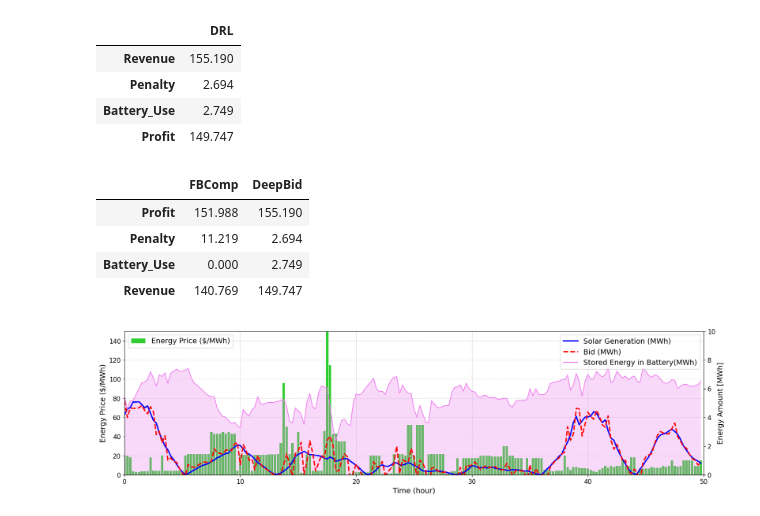
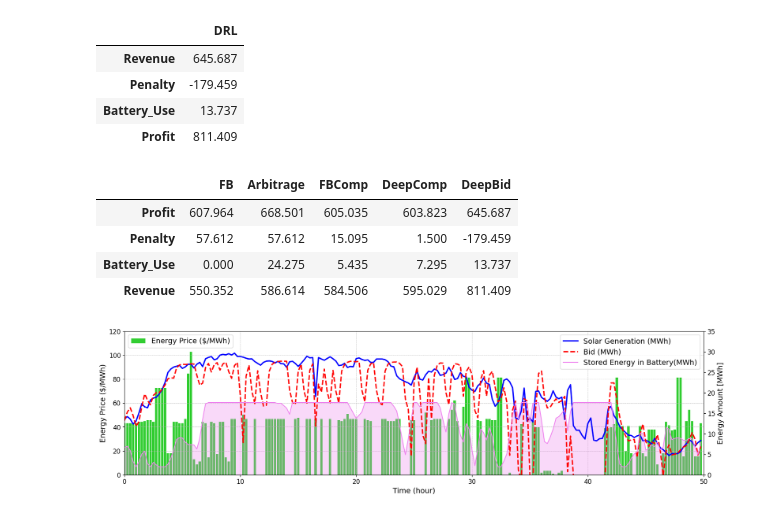
Before and after one commit to aryan2702p/DRL_Bid_20_23, a Jupyter notebook: Wind/Results/Performance.ipynb, the cells around one changed output. Saved outputs shown, nothing was run; the diff lists cells and outputs as text; code cells hidden in the pictures.

```diff
--- a/Wind/Results/Performance.ipynb
+++ b/Wind/Results/Performance.ipynb
@@ -9,7 +9,7 @@ RE = "Wind_Wallonie_Elia"
 address = "../../data/"
 
 data_test_csv   = pd.read_csv(address+RE+'_23.csv', index_col=0)
-data_price = pd.read_csv(address+'Price_Elia_Imbalance_19.csv', index_col=0)
+data_price = pd.read_csv(address+'Price_Elia_Imbalance_23.csv', index_col=0)
 data_test_csv['Price(€)']  = data_price['Positive imbalance price']
 # %%
 # Data Preprocessing
@@ -122,16 +122,16 @@ results_df = pd.DataFrame(results, index = metric)
 results_df
 # %% [output]
 |  | DRL |
-| Revenue | 155.190 |
-| Penalty | 2.694 |
-| Battery_Use | 2.749 |
-| Profit | 149.747 |
+| Revenue | 645.687 |
+| Penalty | -179.459 |
+| Battery_Use | 13.737 |
+| Profit | 811.409 |
 # %%
-model  = ['FB','DeepBid']
-metric = ['Revenue', 'Penalty', 'Battery_Use', 'Profit']
+model  = ['FB','Arbitrage', 'FBComp','DeepComp', 'DeepBid']
+metric = ['Profit', 'Penalty', 'Battery_Use', 'Revenue']
 
-model_bid  = ["_Model1_FB.csv","_Model4_DeepBid.csv"]
-model_rat  = ["1","_Model4_DeepBid.csv"]
+model_bid  = ["_Model1_FB.csv", "_Model1_FB.csv", "_Model1_FB.csv", "_Model3_DeepComp.csv", "_Model4_DeepBid.csv"]
+model_rat  = ['0', "_Model2_Arbitrage.csv", '1', '1', "_Model4_DeepBid.csv"]
 
 profit  = []
 penalty = []
@@ -212,40 +212,40 @@ for m in range(len(model)):
 results_df = pd.DataFrame(results, index = metric)
 results_df
 # %% [output]
-|  | FBComp | DeepBid |
-| Profit | 151.988 | 155.190 |
-| Penalty | 11.219 | 2.694 |
-| Battery_Use | 0.000 | 2.749 |
-| Revenue | 140.769 | 149.747 |
+|  | FB | Arbitrage | FBComp | DeepComp | DeepBid |
+| Profit | 607.964 | 668.501 | 605.035 | 603.823 | 645.687 |
+| Penalty | 57.612 | 57.612 | 15.095 | 1.500 | -179.459 |
+| Battery_Use | 0.000 | 24.275 | 5.435 | 7.295 | 13.737 |
+| Revenue | 550.352 | 586.614 | 584.506 | 595.029 | 811.409 |
 # %%
 eg_start = 250
 eg_end   = 450
 eg_len   = eg_end - eg_start
 
 gen_eg = RE_Capacity3*np.array(data_test[eg_start+1:eg_end+1])*tdelta
 bid_eg = RE_Capacity3*np.array(Bid[-1][eg_start:eg_end])*tdelta
 soc_eg = RE_Capacity3*E_max*np.array(SoC[-1][eg_start:eg_end])
 imb_eg = max_price*np.array(price_test[eg_start+1:eg_end+1])*tdelta
 
 fig_deepbid_eg = plt.figure(figsize=(20,5))
 plt.bar(np.arange(eg_len)/4, imb_eg, color='limegreen', width=0.2, label="Energy Price ($/MWh)")
 plt.xticks(fontsize = 12)
 plt.yticks(fontsize = 12)
 plt.xlabel("Time (hour)", fontsize=14)
 plt.ylabel("Energy Price ($/MWh)", fontsize=14)
 plt.xlim([0,eg_len/4])
-plt.ylim([0,150])
+plt.ylim([0,120])
 plt.legend(fontsize=14, loc=2)
 plt.grid(linestyle='--', linewidth=0.5)
 plt.twinx()
 plt.plot(np.arange(eg_len)/4, gen_eg, 'b', linewidth=2.5, label="Solar Generation (MWh)")
 plt.plot(np.arange(eg_len)/4, bid_eg, 'r--', linewidth=2.5, label="Bid (MWh)")
 plt.plot(np.arange(eg_len)/4, soc_eg, color='violet', label="Stored Energy in Battery(MWh)")
 plt.fill_between(np.arange(eg_len)/4, soc_eg, 0, facecolor='violet', alpha=0.3)
 plt.yticks(fontsize = 12)
 plt.ylabel("Energy Amount [MWh]", fontsize=14)
-plt.ylim([0,10])
+plt.ylim([0,35])
 plt.legend(fontsize=14, loc=1)
 plt.show()
 # %% [output]
-[figure, old version]
+[figure, new version]
```
Also changed, not shown: parts of 2 cells of this notebook, 18 other files.
